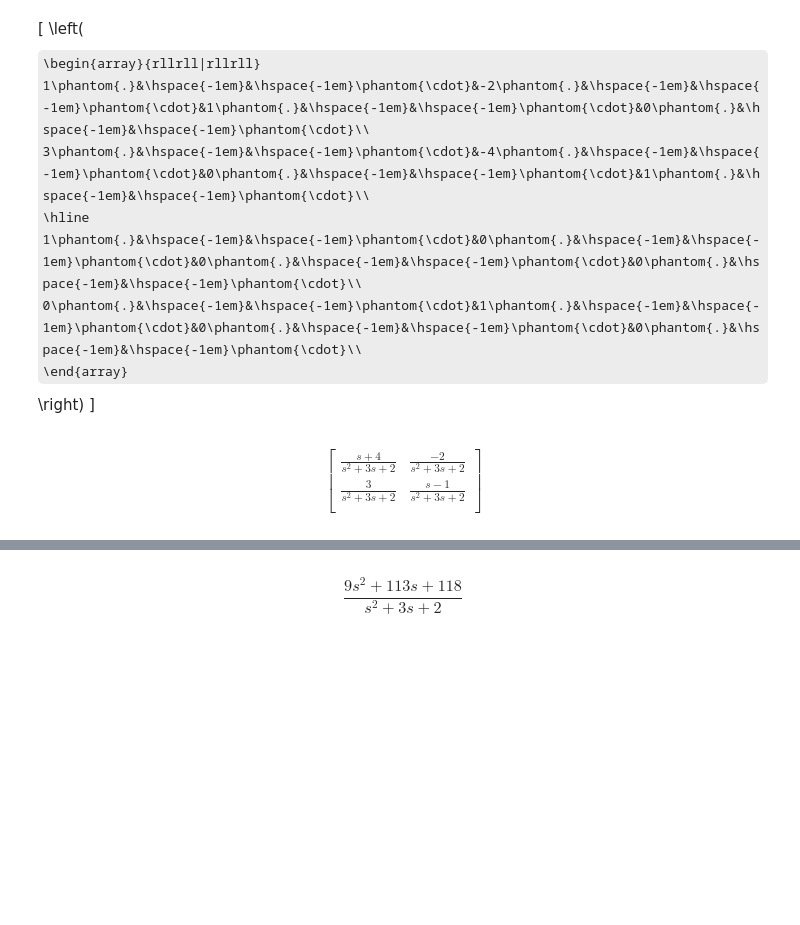
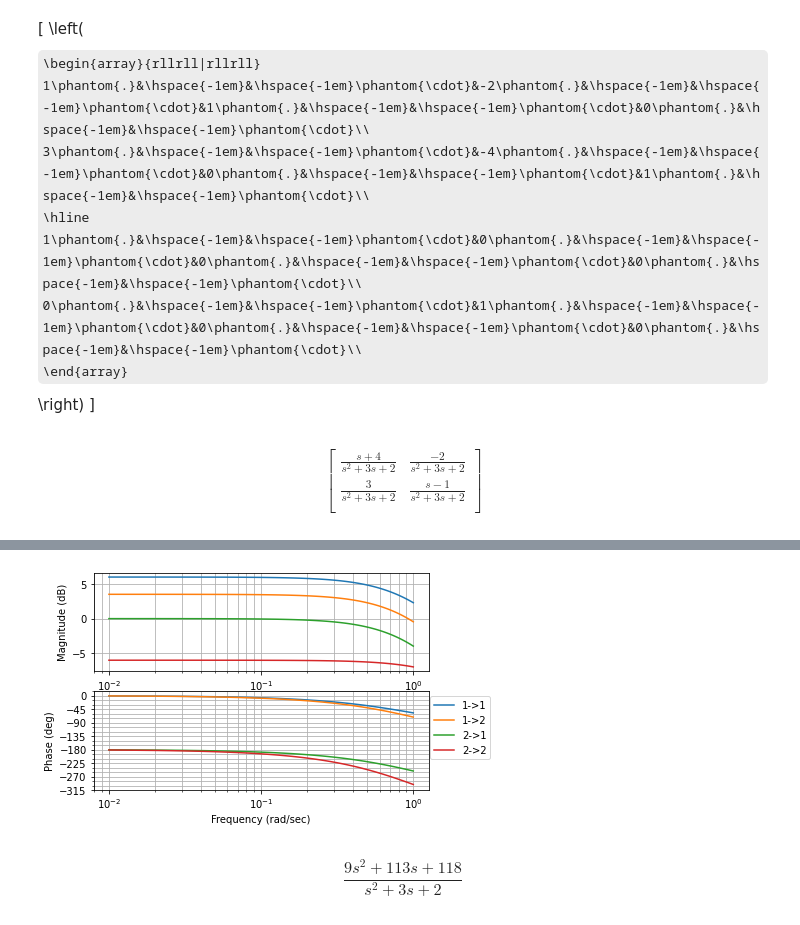
Before and after one commit to ModelEngineering/controlSBML, a Jupyter notebook: notebooks/Control-Libray-Examples.ipynb, the cells around one changed output, grey strips where cells are left out. Cells and saved outputs as stored; diff of their text form; code cells hidden in the pictures; some formulas as TeX source; blank space fills up the shorter version.

Commit message:
Refine bode plots

```diff
--- a/notebooks/Control-Libray-Examples.ipynb
+++ b/notebooks/Control-Libray-Examples.ipynb
@@ -230,6 +232,10 @@ print(ss_tf)
 (2, 2):      s - 1
             -------------
             s^2 + 3 s + 2
+# %%
+ss_tf.plotBode(legend_crd=(1.2, 1))
+# %% [output]
+[figure, added]
 # %%
 A = [[1., -2], [3, -4]]
 B = [[5.], [7]]
```
Also changed, not shown: parts of 3 cells of this notebook, 3 other files.
